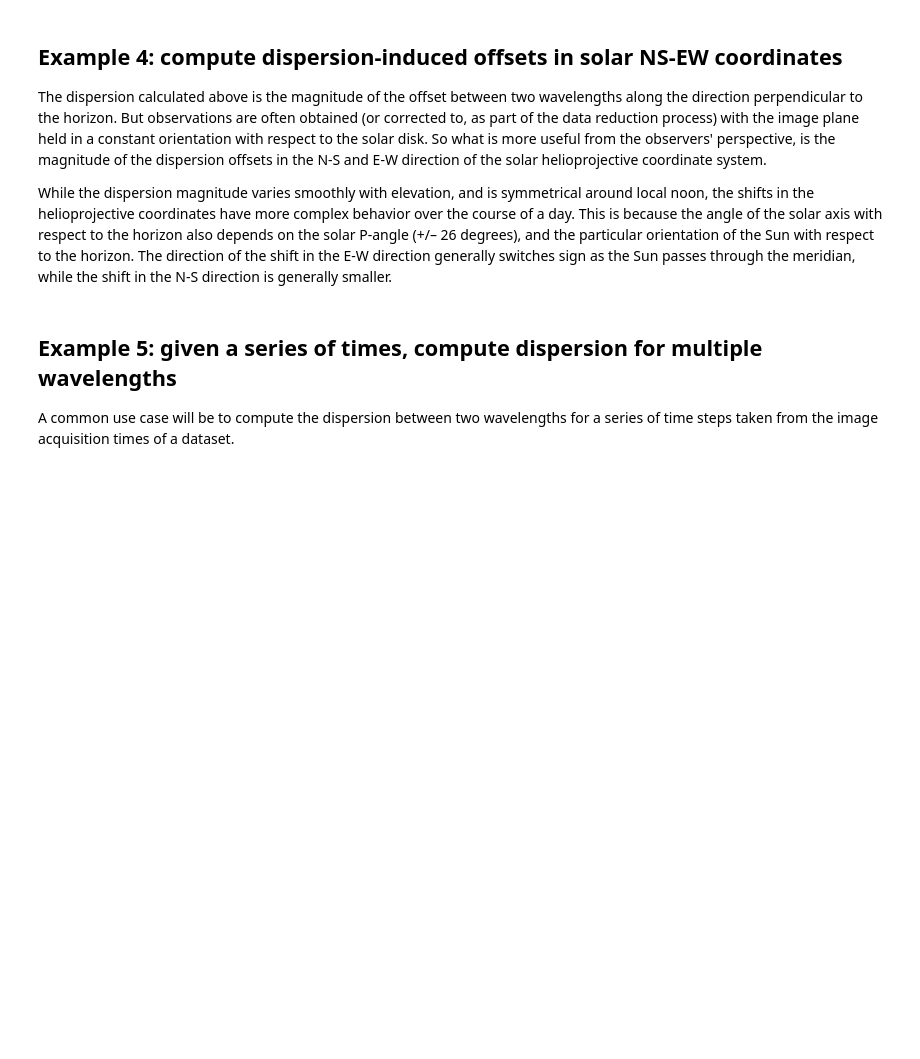
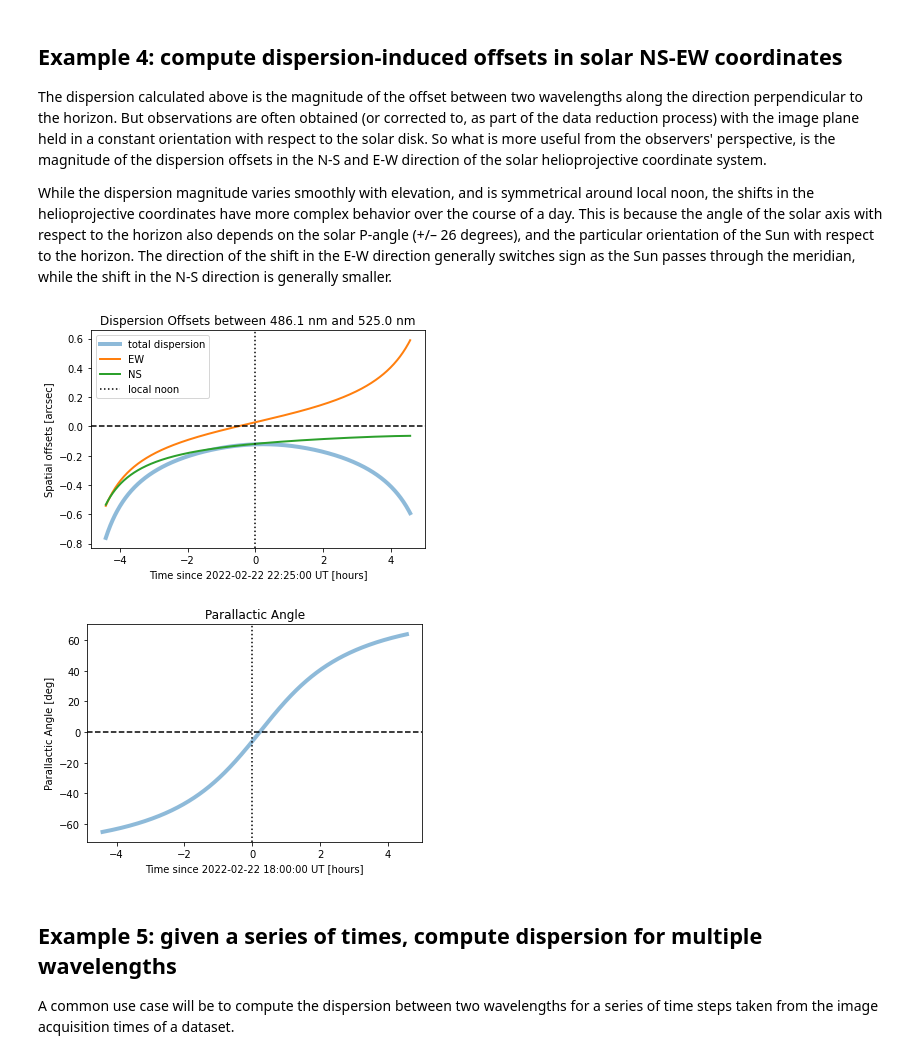
Before and after one commit to kreardon/atmospheric_dispersion, a Jupyter notebook: python/Dispersion_examples.ipynb, the cells around one changed output. Drawn from its saved outputs; the diff is of its cells as text; code cells hidden in the pictures; blank space fills up the shorter version.

```diff
--- a/python/Dispersion_examples.ipynb
+++ b/python/Dispersion_examples.ipynb
@@ -185,6 +205,9 @@ While the dispersion magnitude varies smoothly with elevation, and is symmetrica
 # %%
 # Choose two wavelengths: we'll use the calcium lines at 397 and 854 nm
 wavelengths = np.array([396.8, 854.2]) * u.nm
+
+wavelengths = np.array([486.1, 525.0]) * u.nm
+
 
 # We'll use the same location, but this time we'll calculate how the values change over several hours.
 # Again, note that Hawaii time is UTC-10, so e.g. 18:00 UTC is 08:00 a.m. in Hawaii.
@@ -214,33 +237,36 @@ parallactic_angle   = refraction_atm['parallactic_angle (degrees)']
 EW_offsets = offsets['East-West']
 NS_offsets = offsets['North-South']
 
 T_delta = (times - times[noon_idx])
 
 # Make a plot of total dispersion, and dispersion broken down into solar geocentric coordinates
 plt.figure(1)
 plt.plot(T_delta.value*24, dispersion_relative, label='total dispersion', linewidth=4, alpha=0.5)
 plt.plot(T_delta.value*24, EW_offsets[:,0] - EW_offsets[:,1], label='EW', linewidth=2)
 plt.plot(T_delta.value*24, NS_offsets[:,0] - NS_offsets[:,1], label='NS', linewidth=2)
 
 plt.axhline(0, color='k', linestyle='--')
 plt.axvline(T_delta[noon_idx].value*24, color='k', linestyle=':', label='local noon')
 
 plt.xlabel('Time since ' + noontime.strftime('%Y-%m-%d %H:%M:%S') + ' UT [hours]')
 plt.ylabel('Spatial offsets [arcsec]')
 plt.title('Dispersion Offsets between {:0.1f} and {:0.1f}'.format(wavelengths[0], wavelengths[1]))
 plt.legend()
 
 # Now make a plot of parallactic angle (which is wavelength independent)
 plt.figure(2)
 plt.plot(T_delta.value*24, parallactic_angle, label='parallactic angle', linewidth=4, alpha=0.5)
 plt.axhline(0, color='k', linestyle='--')
 plt.axvline(T_delta[noon_idx].value*24, label='local noon', color='k', linestyle=':')
 
 plt.xlabel('Time since ' + times[0].strftime('%Y-%m-%d %H:%M:%S') + ' UT [hours]')
 plt.ylabel('Parallactic Angle [deg]')
 plt.title('Parallactic Angle')
 
 noon_values = (dispersion_relative[noon_idx], parallactic_angle[noon_idx])
+# %% [output]
+[figure, added]
+[figure, added]
 # %% [markdown]
 ## Example 5: given a series of times, compute dispersion for multiple wavelengths
 
```
Also changed, not shown: parts of 10 cells of this notebook, 1 other file.
